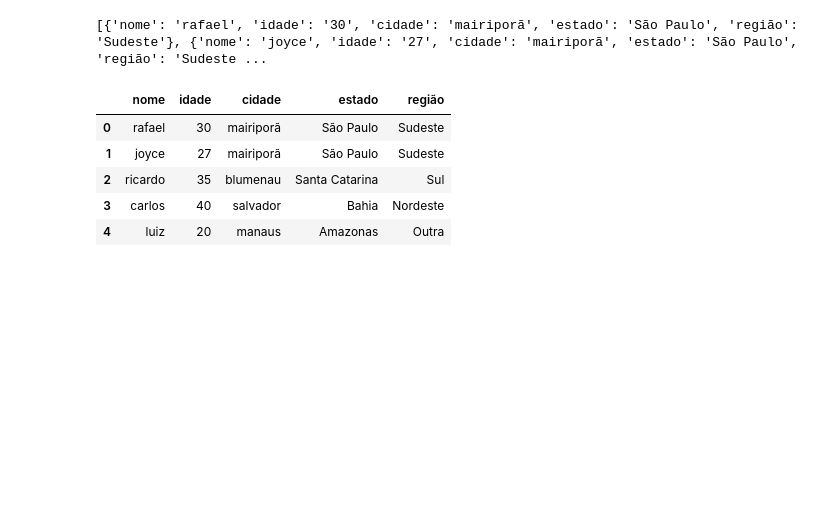
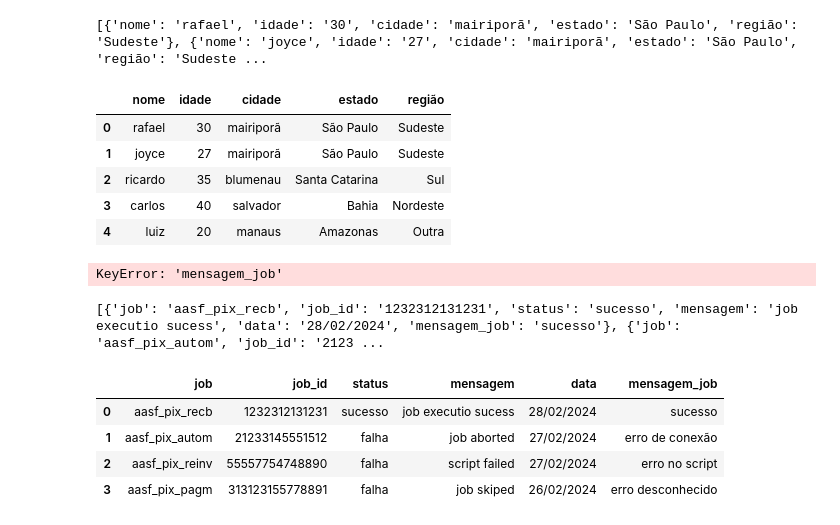
Before and after one commit to RafaellSanchez/api-geral, a Jupyter notebook: TST/codigo/mvfile.ipynb, the cells around one changed output. Saved outputs shown, nothing was run; the diff lists cells and outputs as text; code cells hidden in the pictures; blank space fills up the shorter version.

```diff
--- a/TST/codigo/mvfile.ipynb
+++ b/TST/codigo/mvfile.ipynb
@@ -133,0 +148,59 @@ display(df)
+# %%
+dados = [
+    {'job':'aasf_pix_recb', 'job_id':'1232312131231', 'status':'sucesso', 'mensagem':'job executio sucess', 'data':'28/02/2024'},
+    {'job':'aasf_pix_autom', 'job_id':'21233145551512', 'status':'falha', 'mensagem':'job aborted', 'data':'27/02/2024'},
+    {'job':'aasf_pix_reinv', 'job_id':'55557754748890', 'status':'falha', 'mensagem':'script failed', 'data':'27/02/2024'},
+    {'job':'aasf_pix_pagm', 'job_id':'313123155778891', 'status':'falha', 'mensagem':'job skiped', 'data':'26/02/2024'}
+         ]
+
+
+texto_msg = [
+    ('job executio sucess', 'sucesso'),
+    ('job aborted', 'erro de conexão'),
+    ('script failed', 'erro no script'),
+    ('job skiped', 'erro desconhecido')
+]
+
+
+for texto in dados:
+    texto['mensagem_job'] = next((mensagem_job for mensagem, mensagem_job in texto_msg if mensagem == texto['mensagem_job'].lower()), 'Outra')
+
+# Exibir os dados atualizados
+print(dados)
+
+df = pd.DataFrame(dados)
+display(df)
+# %% [output]
+KeyError: 'mensagem_job'
+# %%
+import pandas as pd
+
+dados = [
+    {'job':'aasf_pix_recb', 'job_id':'1232312131231', 'status':'sucesso', 'mensagem':'job executio sucess', 'data':'28/02/2024'},
+    {'job':'aasf_pix_autom', 'job_id':'21233145551512', 'status':'falha', 'mensagem':'job aborted', 'data':'27/02/2024'},
+    {'job':'aasf_pix_reinv', 'job_id':'55557754748890', 'status':'falha', 'mensagem':'script failed', 'data':'27/02/2024'},
+    {'job':'aasf_pix_pagm', 'job_id':'313123155778891', 'status':'falha', 'mensagem':'job skiped', 'data':'26/02/2024'}
+]
+
+texto_msg = [
+    ('job executio sucess', 'sucesso'),
+    ('job aborted', 'erro de conexão'),
+    ('script failed', 'erro no script'),
+    ('job skiped', 'erro desconhecido')
+]
+
+for texto in dados:
+    texto['mensagem_job'] = next((mensagem_job for mensagem, mensagem_job in texto_msg if mensagem == texto['mensagem'].lower()), 'Outra')
+
+# Exibir os dados atualizados
+print(dados)
+
+df = pd.DataFrame(dados)
+display(df)
+# %% [output]
+[{'job': 'aasf_pix_recb', 'job_id': '1232312131231', 'status': 'sucesso', 'mensagem': 'job executio sucess', 'data': '28/02/2024', 'mensagem_job': 'sucesso'}, {'job': 'aasf_pix_autom', 'job_id': '2123 ...
+|  | job | job_id | status | mensagem | data | mensagem_job |
+| 0 | aasf_pix_recb | 1232312131231 | sucesso | job executio sucess | 28/02/2024 | sucesso |
+| 1 | aasf_pix_autom | 21233145551512 | falha | job aborted | 27/02/2024 | erro de conexão |
+| 2 | aasf_pix_reinv | 55557754748890 | falha | script failed | 27/02/2024 | erro no script |
+| 3 | aasf_pix_pagm | 313123155778891 | falha | job skiped | 26/02/2024 | erro desconhecido |
```
Also changed, not shown: parts of 2 cells of this notebook.
